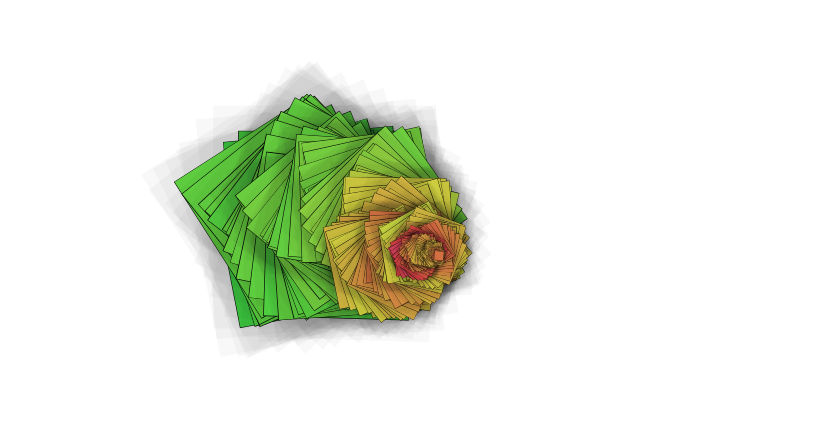
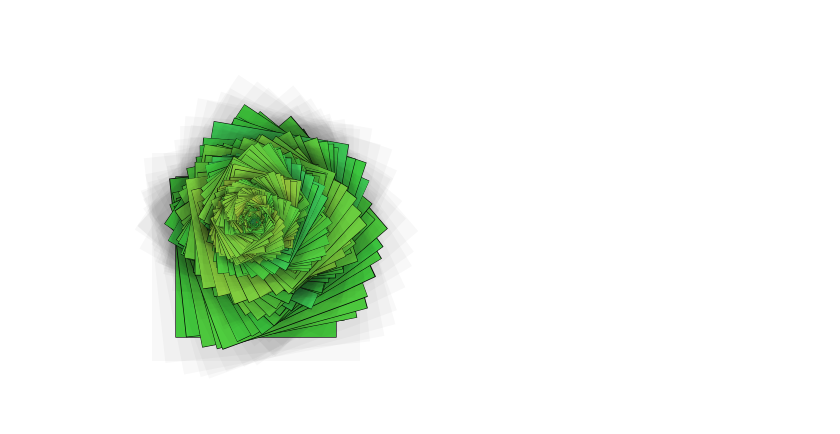
Before and after one commit to undertherain/pycontextfree, a Jupyter notebook: examples/paper.ipynb, the cells around one changed output. Cells and saved outputs as stored; diff of their text form; code cells hidden in the pictures.

```diff
--- a/examples/paper.ipynb
+++ b/examples/paper.ipynb
@@ -3,26 +3,26 @@ from contextfree.contextfree import *
 # %%
 def sheet():
     with color(lightness=0.01, alpha=0.03):
         with scale(1.3):
             box()
     with color(lightness=0.01):
         with scale(1.007):
             box()
     box()
 
 @check_limits
 def pyramid():
     sheet()
     with rotate(0.09 + rnd(0.02)):
         with scale(0.99):
             with translate(rnd(0.08), rnd(0.08)):
                 with color(hue=0.0001+rnd(0.022)):
                     pyramid()
 
 init(canvas_size=(400,400), face_color="#48d341", max_depth=10000)
-with scale(3):
+with scale(2):
     pyramid()
 
 display_ipython()
 # %% [output]
-[figure, old version]
+[figure, new version]
```
